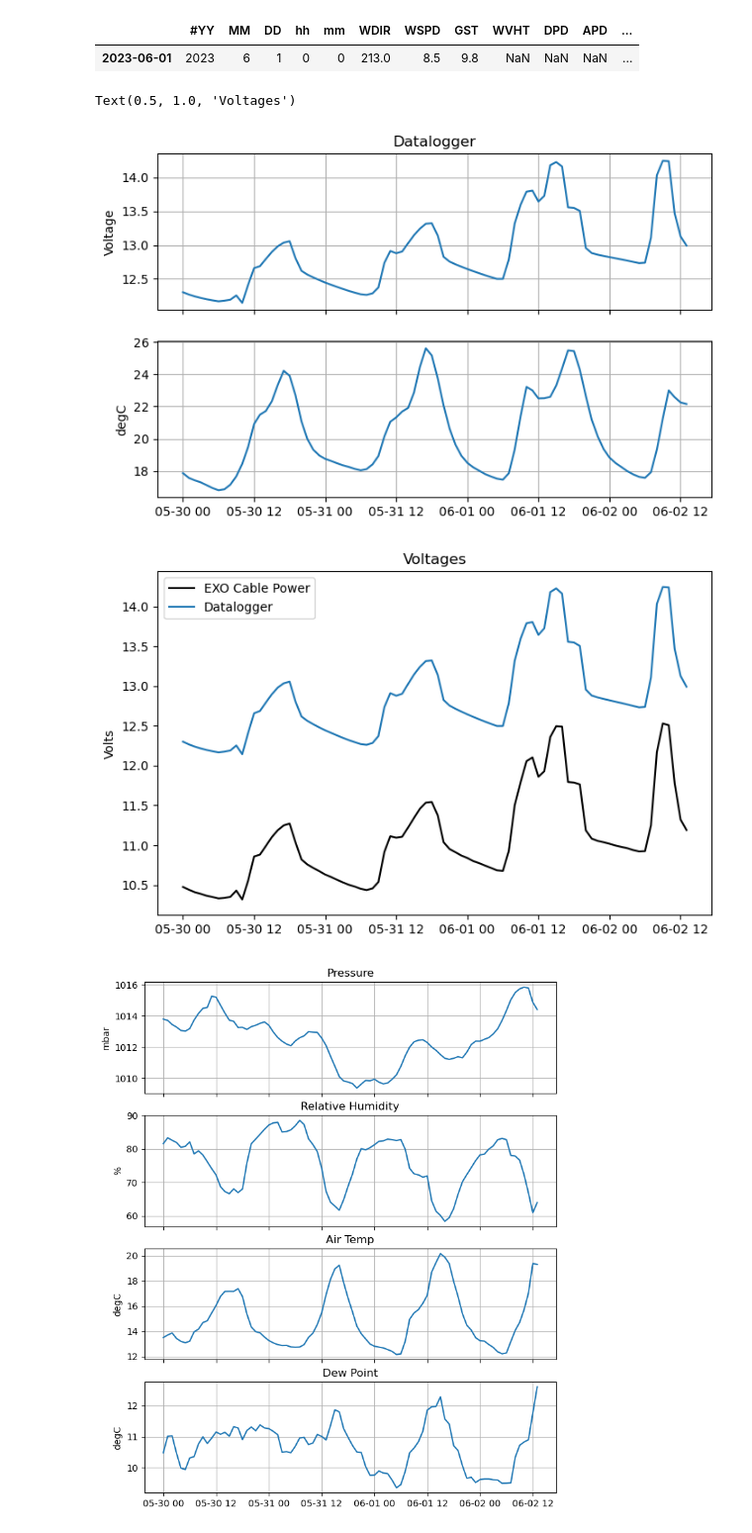
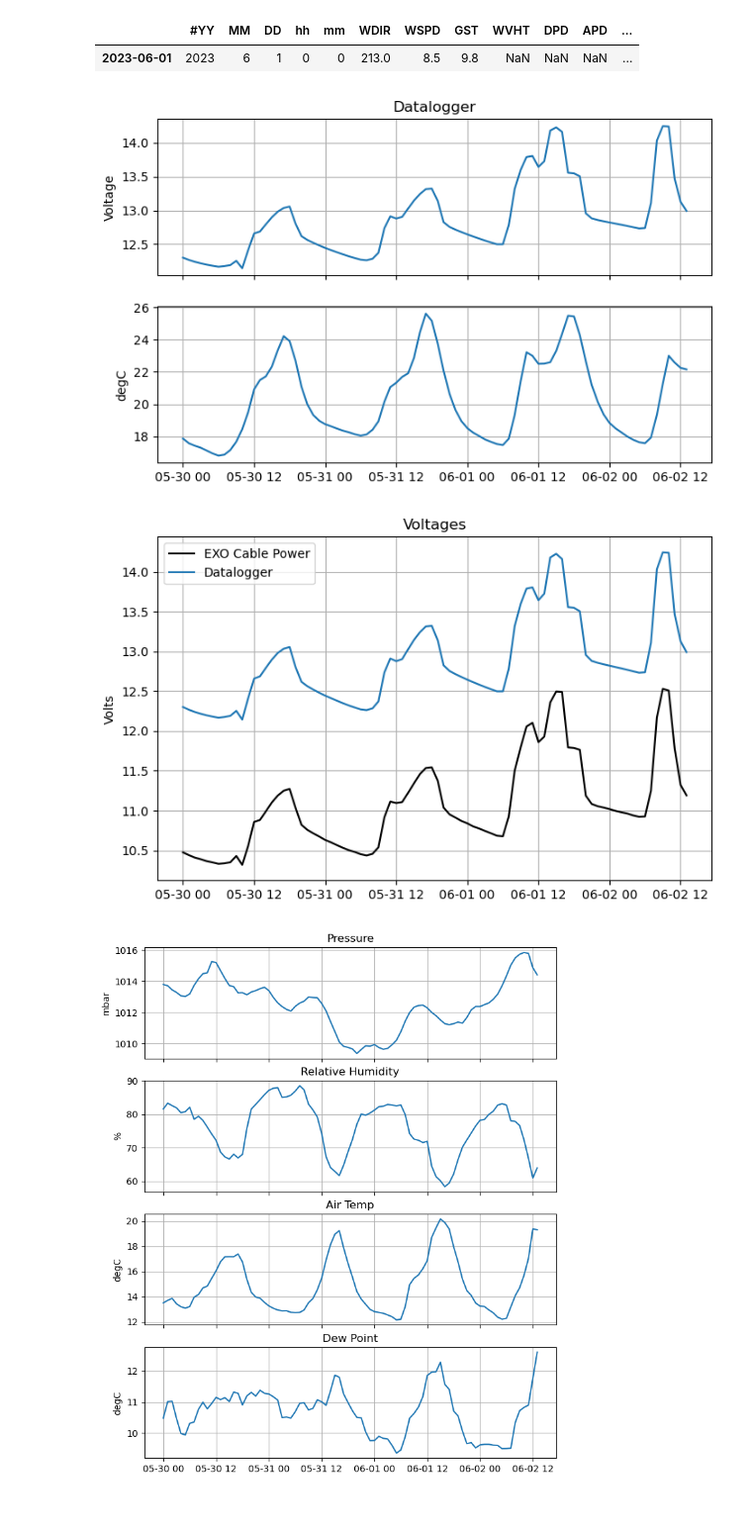
Before and after one commit to sscopazzi/Cal_Poly_Maritime_Academy_Research_Buoy, a Jupyter notebook: python_code/reorganized_deployment_test.ipynb, the cells around one changed output. Shown at 99% size. Drawn from its saved outputs; the diff is of its cells as text; code cells hidden in the pictures.

```diff
--- a/python_code/reorganized_deployment_test.ipynb
+++ b/python_code/reorganized_deployment_test.ipynb
@@ -218,36 +200,36 @@ davisjune.head(1)
 # %%
 fig,ax=plt.subplots(ncols=1,nrows=2,figsize=(8,5),sharex=True)
 ax[0].set_title('Datalogger')
 
 ax[0].plot(dl_hr.index,dl_hr.BattV)
 ax[0].set_ylabel('Voltage')
 ax[0].grid()
 
 ax[1].plot(dl_hr.index,dl_hr.PTemp)
 ax[1].set_ylabel('degC')
-ax[1].grid();
+ax[1].grid()
 
 #####################
 fig,ax=plt.subplots(figsize=(8,5))
 ax.plot(exo_hr.index,exo_hr.CablePower,label='EXO Cable Power',color='black')
 ax.plot(dl_hr.index,dl_hr.BattV,label='Datalogger')
 ax.legend()
 ax.set_ylabel('Volts')
 ax.set_title('Voltages')
+ax.grid();
 
 
 # fig,ax=plt.subplots(figsize=(8,5))
 # ax.plot(dl.index,dl.BattV,label='Battery Voltage')
 # ax.set_ylabel('Voltage')
 # ax2=ax.twinx()
 # ax2.plot(dl.index,dl.PTemp,label='Panel Temp',color='red')
 # ax2.set_ylabel('degC')
 # ax.legend()
 # ax2.legend()
 # %% [output]
-Text(0.5, 1.0, 'Voltages')
 [figure]
-[figure, old version]
+[figure, new version]
 # %%
 fig,ax=plt.subplots(ncols=1,nrows=4,figsize=(8,10),sharex=ax)
 
```
Also changed, not shown: parts of 2 cells of this notebook.
